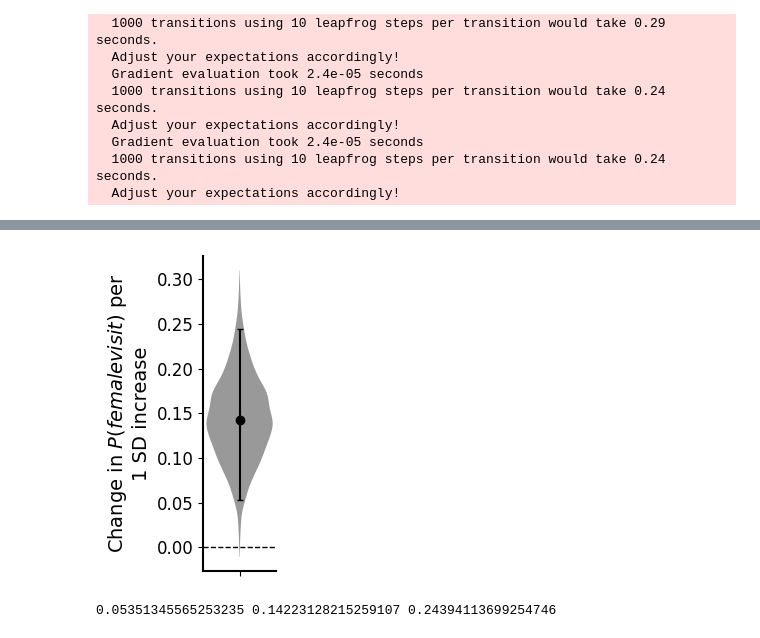
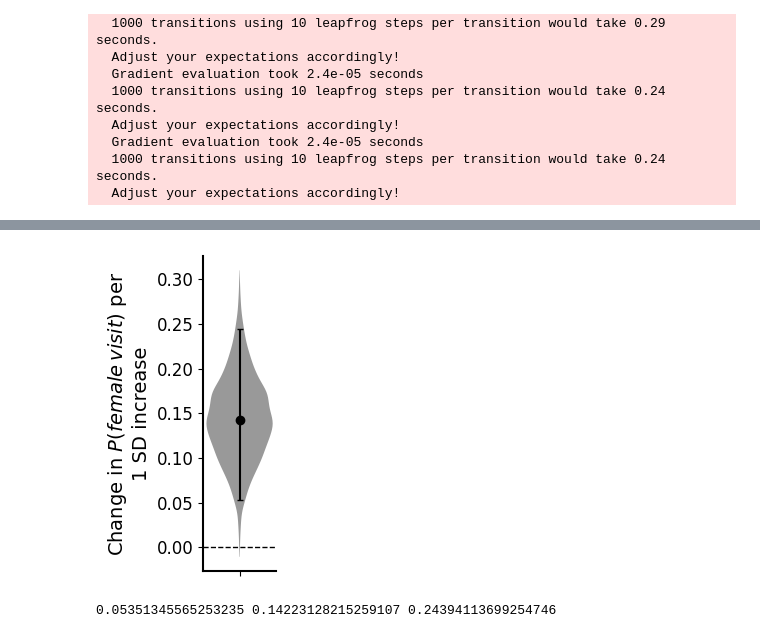
Before and after one commit to vivekhsridhar/territory_geometry, a Jupyter notebook: model_territory_sizes.ipynb, the cells around one changed output, grey strips where cells are left out. Cells and saved outputs as stored; diff of their text form; code cells hidden in the pictures.

```diff
--- a/model_territory_sizes.ipynb
+++ b/model_territory_sizes.ipynb
@@ -316,35 +316,35 @@ positions = [1]
 parts = ax.violinplot(p_visit, positions=[1], widths=0.7, showmeans=False, showmedians=False, showextrema=False)
 for pc in parts['bodies']:
     pc.set_facecolor('black')
     pc.set_edgecolor('none')
     pc.set_alpha(0.4)
 
 ## Compute medians + 95% intervals
 med = np.median(p_visit)
 low = np.quantile(p_visit, 0.025)
 up = np.quantile(p_visit, 0.975)
 
 ## Overlay median + intervals
 ax.errorbar(1, med, yerr=[[med-low], [up-med]], fmt='o', color='black', markersize=6, capsize=2, zorder=3)
 
 ax.axhline(0, linestyle='--', color='black', linewidth=1)
 
 ax.set_xticks(positions)
 ax.set_xticklabels([])
 
-ax.set_ylabel('Change in $P(female visit)$ per \n1 SD increase', fontsize=14)
+ax.set_ylabel('Change in $P(female \: visit)$ per \n1 SD increase', fontsize=14)
 
 ax.spines['top'].set_visible(False)
 ax.spines['right'].set_visible(False)
 ax.spines['left'].set_linewidth(1.5)
 ax.spines['bottom'].set_linewidth(1.5)
 
 ax.tick_params(axis='both', labelsize=12)
 
 plt.tight_layout()
 plt.savefig(out_dir/'mod_causal_female_visits.png', dpi=300, bbox_inches='tight')
 # %% [output]
-[figure, old version]
+[figure, new version]
 # %%
 print(low, med, up)
 # %% [output]
```
Also changed, not shown: parts of 1 cell of this notebook, 2 other files.
